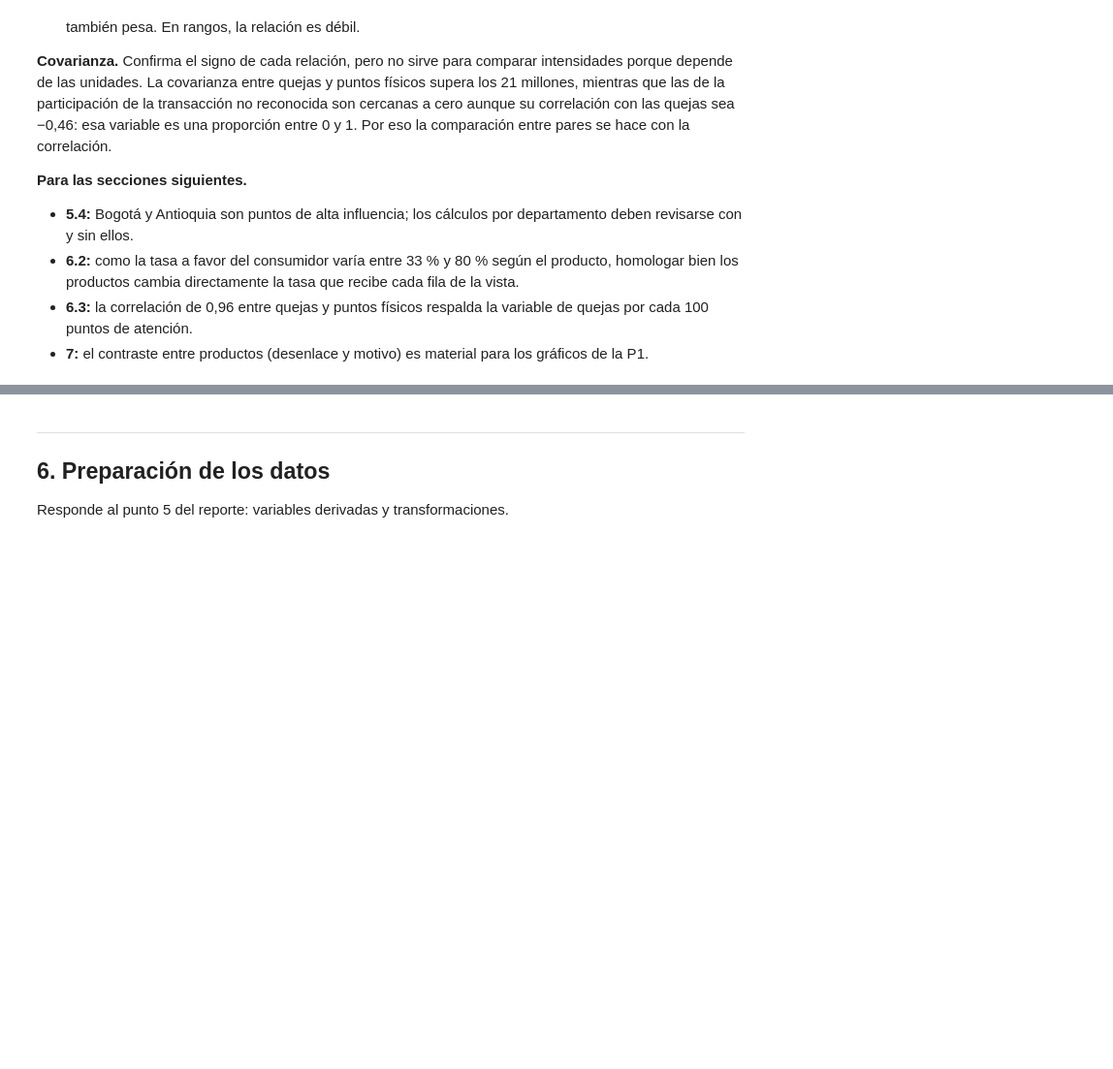
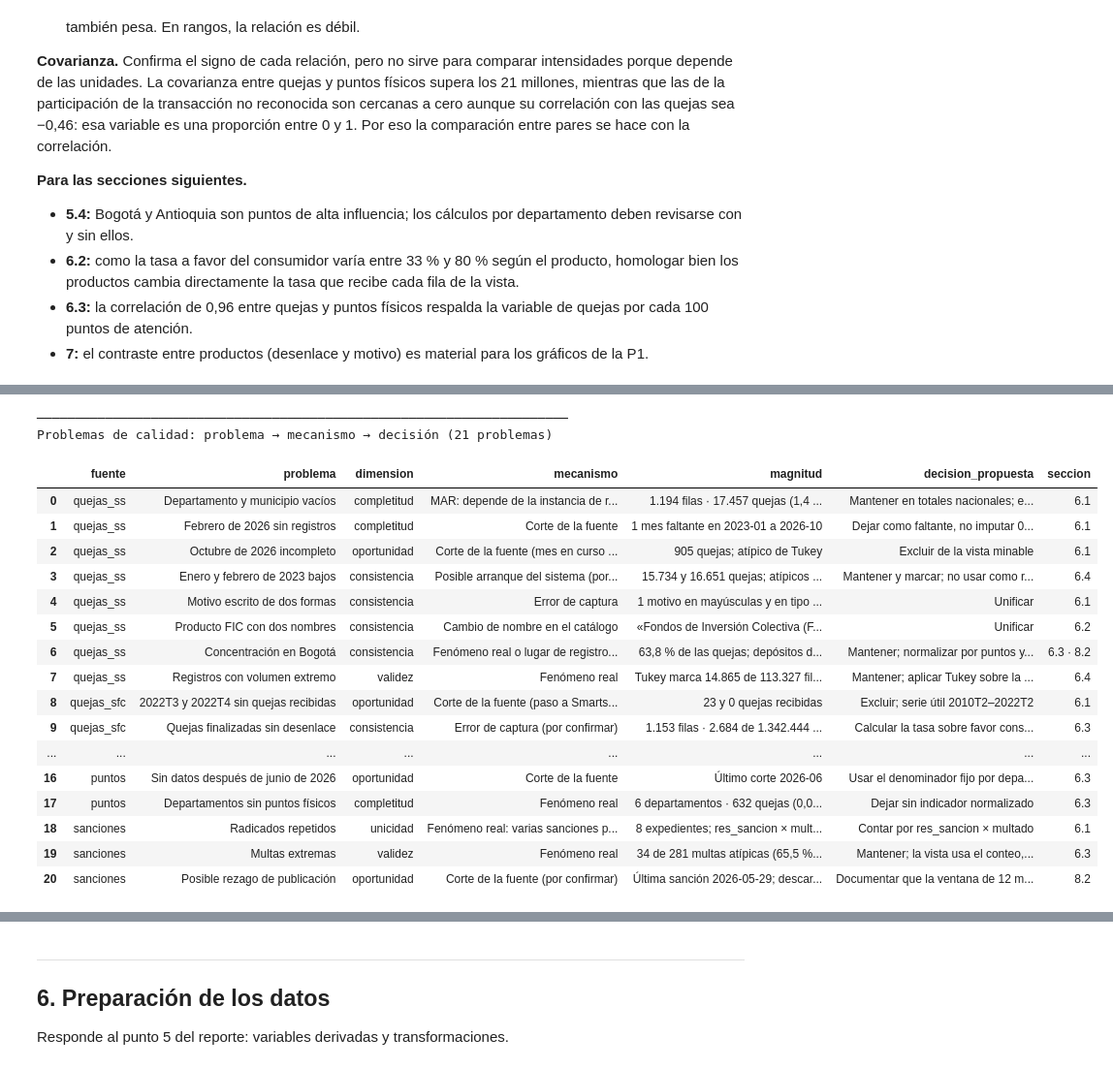
Before and after one commit to BautistaDavid/proyecto-final-gestion-datos, a Jupyter notebook: ProyectoFinal_DavidBautista_BelkyMayorga_FabianBecerra.ipynb, the cells around one changed output, grey strips where cells are left out. Shown at 97% size. Cells and saved outputs as stored; diff of their text form; code cells hidden in the pictures; blank space fills up the shorter version.

```diff
--- a/ProyectoFinal_DavidBautista_BelkyMayorga_FabianBecerra.ipynb
+++ b/ProyectoFinal_DavidBautista_BelkyMayorga_FabianBecerra.ipynb
@@ -1444,0 +1614,46 @@ plt.show()
+# %%
+PROBLEMAS = [
+    ("quejas_ss", "Departamento y municipio vacíos", "completitud", "MAR: depende de la instancia de recepción", "1.194 filas · 17.457 quejas (1,4 %); 1,5 % en entidad vigilada, 0,0 % en defensor", "Mantener en totales nacionales; excluir de los cálculos por departamento", "6.1"),
+    ("quejas_ss", "Febrero de 2026 sin registros", "completitud", "Corte de la fuente", "1 mes faltante en 2023-01 a 2026-10", "Dejar como faltante, no imputar 0; excluir de las referencias de la P2", "6.1"),
+    ("quejas_ss", "Octubre de 2026 incompleto", "oportunidad", "Corte de la fuente (mes en curso al descargar)", "905 quejas; atípico de Tukey", "Excluir de la vista minable", "6.1"),
+    ("quejas_ss", "Enero y febrero de 2023 bajos", "consistencia", "Posible arranque del sistema (por confirmar)", "15.734 y 16.651 quejas; atípicos de Tukey", "Mantener y marcar; no usar como referencia para detectar picos", "6.4"),
+    ("quejas_ss", "Motivo escrito de dos formas", "consistencia", "Error de captura", "1 motivo en mayúsculas y en tipo oración", "Unificar", "6.1"),
+    ("quejas_ss", "Producto FIC con dos nombres", "consistencia", "Cambio de nombre en el catálogo", "«Fondos de Inversión Colectiva (FIC)» y «Fondos de inversión colectiva»", "Unificar", "6.2"),
+    ("quejas_ss", "Concentración en Bogotá", "consistencia", "Fenómeno real o lugar de registro (por confirmar)", "63,8 % de las quejas; depósitos de bajo monto 12,6 % vs. 1,1 %", "Mantener; normalizar por puntos y revisar con y sin Bogotá", "6.3 · 8.2"),
+    ("quejas_ss", "Registros con volumen extremo", "validez", "Fenómeno real", "Tukey marca 14.865 de 113.327 filas (86,9 % de las quejas)", "Mantener; aplicar Tukey sobre la serie agregada, no por fila", "6.4"),
+    ("quejas_sfc", "2022T3 y 2022T4 sin quejas recibidas", "oportunidad", "Corte de la fuente (paso a Smartsupervision)", "23 y 0 quejas recibidas", "Excluir; serie útil 2010T2–2022T2", "6.1"),
+    ("quejas_sfc", "Quejas finalizadas sin desenlace", "consistencia", "Error de captura (por confirmar)", "1.153 filas · 2.684 de 1.342.444 quejas (0,20 %)", "Calcular la tasa sobre favor consumidor + favor entidad", "6.3"),
+    ("quejas_sfc", "Nulo en quejas_pendientes", "completitud", "MCAR probable: una sola fila", "1 fila con 0 quejas recibidas", "No requiere acción: la columna no se usa", "6.1"),
+    ("quejas_sfc", "Posible doble conteo entidad / defensor", "unicidad", "No verificable con datos agregados", "El defensor recibe el 5,4 % de las quejas (4.1)", "Sumar ambas instancias y declarar el supuesto", "6.1 · 8.2"),
+    ("quejas_sfc", "Catálogo de productos distinto", "consistencia", "Fuentes con catálogos distintos", "Solo 8 productos coinciden tras normalizar (33 vs. 31)", "Homologar", "6.2"),
+    ("puntos", "Códigos de canal sin documentar", "validez", "Falta de metadatos en la fuente", "3 canales; 4 y 14 inferidos como físicos (4.2)", "Mantener la inferencia y declararla", "8.2"),
+    ("puntos", "Puntos totales y activos idénticos", "unicidad", "Columna redundante (con error en el nombre)", "Iguales en todas las filas", "Eliminar la columna de activos", "6.1"),
+    ("puntos", "nombre_entidad con dos escrituras", "consistencia", "Cambio de nombre en la fuente", "Hasta 2024-02 sin «S.A.», desde 2024-03 con «S.A.»", "Ignorar el nombre; filtrar por código de entidad", "6.1"),
+    ("puntos", "Sin datos después de junio de 2026", "oportunidad", "Corte de la fuente", "Último corte 2026-06", "Usar el denominador fijo por departamento", "6.3"),
+    ("puntos", "Departamentos sin puntos físicos", "completitud", "Fenómeno real", "6 departamentos · 632 quejas (0,05 %) (4.2)", "Dejar sin indicador normalizado", "6.3"),
+    ("sanciones", "Radicados repetidos", "unicidad", "Fenómeno real: varias sanciones por expediente", "8 expedientes; res_sancion × multado sin repeticiones", "Contar por res_sancion × multado", "6.1"),
+    ("sanciones", "Multas extremas", "validez", "Fenómeno real", "34 de 281 multas atípicas (65,5 % del valor)", "Mantener; la vista usa el conteo, no el valor", "6.3"),
+    ("sanciones", "Posible rezago de publicación", "oportunidad", "Corte de la fuente (por confirmar)", "Última sanción 2026-05-29; descarga 2026-11-19", "Documentar que la ventana de 12 meses puede bajar al final", "8.2")]
+print(f"{'─'*70}\nProblemas de calidad: problema → mecanismo → decisión ({len(PROBLEMAS)} problemas)")
+with pd.option_context("display.max_colwidth", None):
+    display(pd.DataFrame(PROBLEMAS, columns=["fuente", "problema", "dimension", "mecanismo", "magnitud", "decision_propuesta", "seccion"]))
+# %% [output]
+──────────────────────────────────────────────────────────────────────
+Problemas de calidad: problema → mecanismo → decisión (21 problemas)
+|  | fuente | problema | dimension | mecanismo | magnitud | decision_propuesta | seccion |
+| 0 | quejas_ss | Departamento y municipio vacíos | completitud | MAR: depende de la instancia de r... | 1.194 filas · 17.457 quejas (1,4 ... | Mantener en totales nacionales; e... | 6.1 |
+| 1 | quejas_ss | Febrero de 2026 sin registros | completitud | Corte de la fuente | 1 mes faltante en 2023-01 a 2026-10 | Dejar como faltante, no imputar 0... | 6.1 |
+| 2 | quejas_ss | Octubre de 2026 incompleto | oportunidad | Corte de la fuente (mes en curso ... | 905 quejas; atípico de Tukey | Excluir de la vista minable | 6.1 |
+| 3 | quejas_ss | Enero y febrero de 2023 bajos | consistencia | Posible arranque del sistema (por... | 15.734 y 16.651 quejas; atípicos ... | Mantener y marcar; no usar como r... | 6.4 |
+| 4 | quejas_ss | Motivo escrito de dos formas | consistencia | Error de captura | 1 motivo en mayúsculas y en tipo ... | Unificar | 6.1 |
+| 5 | quejas_ss | Producto FIC con dos nombres | consistencia | Cambio de nombre en el catálogo | «Fondos de Inversión Colectiva (F... | Unificar | 6.2 |
+| 6 | quejas_ss | Concentración en Bogotá | consistencia | Fenómeno real o lugar de registro... | 63,8 % de las quejas; depósitos d... | Mantener; normalizar por puntos y... | 6.3 · 8.2 |
+| 7 | quejas_ss | Registros con volumen extremo | validez | Fenómeno real | Tukey marca 14.865 de 113.327 fil... | Mantener; aplicar Tukey sobre la ... | 6.4 |
+| 8 | quejas_sfc | 2022T3 y 2022T4 sin quejas recibidas | oportunidad | Corte de la fuente (paso a Smarts... | 23 y 0 quejas recibidas | Excluir; serie útil 2010T2–2022T2 | 6.1 |
+| 9 | quejas_sfc | Quejas finalizadas sin desenlace | consistencia | Error de captura (por confirmar) | 1.153 filas · 2.684 de 1.342.444 ... | Calcular la tasa sobre favor cons... | 6.3 |
+| ... | ... | ... | ... | ... | ... | ... | ... |
+| 16 | puntos | Sin datos después de junio de 2026 | oportunidad | Corte de la fuente | Último corte 2026-06 | Usar el denominador fijo por depa... | 6.3 |
+| 17 | puntos | Departamentos sin puntos físicos | completitud | Fenómeno real | 6 departamentos · 632 quejas (0,0... | Dejar sin indicador normalizado | 6.3 |
+| 18 | sanciones | Radicados repetidos | unicidad | Fenómeno real: varias sanciones p... | 8 expedientes; res_sancion × mult... | Contar por res_sancion × multado | 6.1 |
+| 19 | sanciones | Multas extremas | validez | Fenómeno real | 34 de 281 multas atípicas (65,5 %... | Mantener; la vista usa el conteo,... | 6.3 |
+| 20 | sanciones | Posible rezago de publicación | oportunidad | Corte de la fuente (por confirmar) | Última sanción 2026-05-29; descar... | Documentar que la ventana de 12 m... | 8.2 |
```
Also changed, not shown: parts of 6 cells of this notebook.
